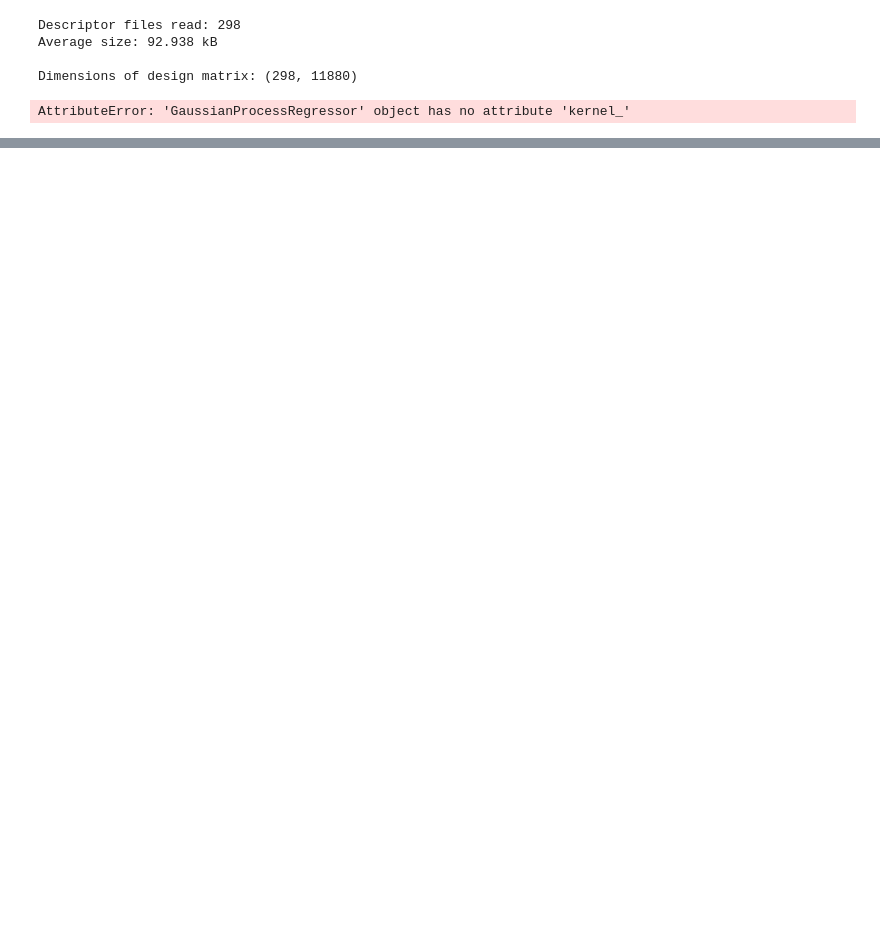
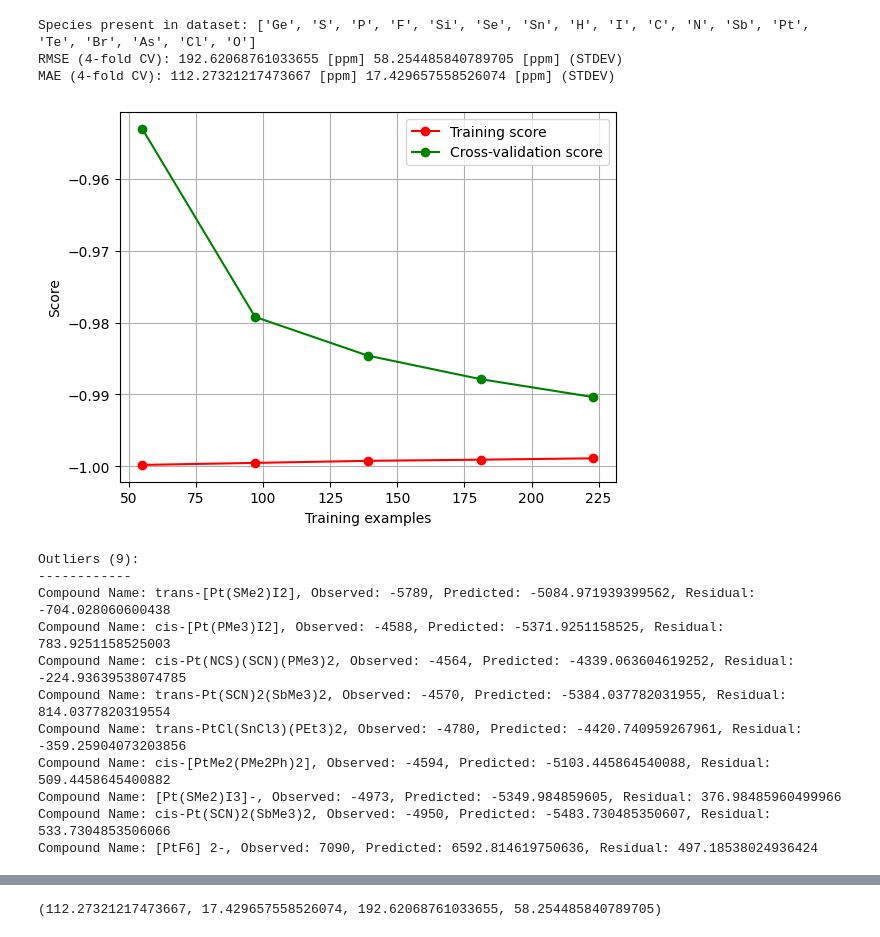
Before and after one commit to amessl/GPR-for-Pt-shift-prediction, a Jupyter notebook: code/example_use.ipynb, the cells around one changed output, grey strips where cells are left out. Cells and saved outputs as stored; diff of their text form; code cells hidden in the pictures; blank space fills up the shorter version.

```diff
--- a/code/example_use.ipynb
+++ b/code/example_use.ipynb
@@ -10,21 +10,31 @@ params = [2.0, 3, 7]
 
 # Create instance of GPR_NMR class
 pt_gpr = GPR_NMR(descriptor_path=SOAP_directory, descriptor_type='SOAP',
-                 descriptor_params=params, central_atom='Pt', mode ='read', xyz_path=XYZ_directory, xyz_base='st_')
+                 descriptor_params=params, central_atom='Pt', mode ='write', xyz_path=XYZ_directory, xyz_base='st_')
 # %%
 # Define path and column name of the csv where labels (targets) are stored
 target_name = 'Experimental'
 target_path = '/home/alex/Pt_NMR/data/labels/final_data_corrected'
 
 # Use predict function for GPR and obtaining CV prediction errors
 errors_std = pt_gpr.GPR_predict(kernel_degree=2,
                             target_path=target_path, target_name=target_name,
-                            normalize=True, noise=1.0, parity_plot=True, noise_estim=True)
+                            normalize=True, noise=1e-3, parity_plot=True, lc=True)
 
 print(errors_std)
 # %% [output]
-Descriptor files read: 298
-Average size: 92.938 kB
-
-Dimensions of design matrix: (298, 11880)
+Species present in dataset: ['Ge', 'S', 'P', 'F', 'Si', 'Se', 'Sn', 'H', 'I', 'C', 'N', 'Sb', 'Pt', 'Te', 'Br', 'As', 'Cl', 'O']
+RMSE (4-fold CV): 192.62068761033655 [ppm] 58.254485840789705 [ppm] (STDEV)
+MAE (4-fold CV): 112.27321217473667 [ppm] 17.429657558526074 [ppm] (STDEV)
+[figure, added]
-AttributeError: 'GaussianProcessRegressor' object has no attribute 'kernel_'
+Outliers (9):
+------------
+Compound Name: trans-[Pt(SMe2)I2], Observed: -5789, Predicted: -5084.971939399562, Residual: -704.028060600438
+Compound Name: cis-[Pt(PMe3)I2], Observed: -4588, Predicted: -5371.9251158525, Residual: 783.9251158525003
+Compound Name: cis-Pt(NCS)(SCN)(PMe3)2, Observed: -4564, Predicted: -4339.063604619252, Residual: -224.93639538074785
+Compound Name: trans-Pt(SCN)2(SbMe3)2, Observed: -4570, Predicted: -5384.037782031955, Residual: 814.0377820319554
+Compound Name: trans-PtCl(SnCl3)(PEt3)2, Observed: -4780, Predicted: -4420.740959267961, Residual: -359.25904073203856
+Compound Name: cis-[PtMe2(PMe2Ph)2], Observed: -4594, Predicted: -5103.445864540088, Residual: 509.4458645400882
+Compound Name: [Pt(SMe2)I3]-, Observed: -4973, Predicted: -5349.984859605, Residual: 376.98485960499966
+Compound Name: cis-Pt(SCN)2(SbMe3)2, Observed: -4950, Predicted: -5483.730485350607, Residual: 533.7304853506066
+Compound Name: [PtF6] 2-, Observed: 7090, Predicted: 6592.814619750636, Residual: 497.18538024936424
@@ -31,3 +42,4 @@ AttributeError: 'GaussianProcessRegressor' object has no attribute 'kernel_'
+(112.27321217473667, 17.429657558526074, 192.62068761033655, 58.254485840789705)
 # %%
 XYZ_directory = '/home/alex/Pt_NMR/data/structures/'
 SOAP_directory = '/home/alex/Pt_NMR/data/representations/APE_RF/'
```
Also changed, not shown: parts of 3 cells of this notebook, 3 other files.
